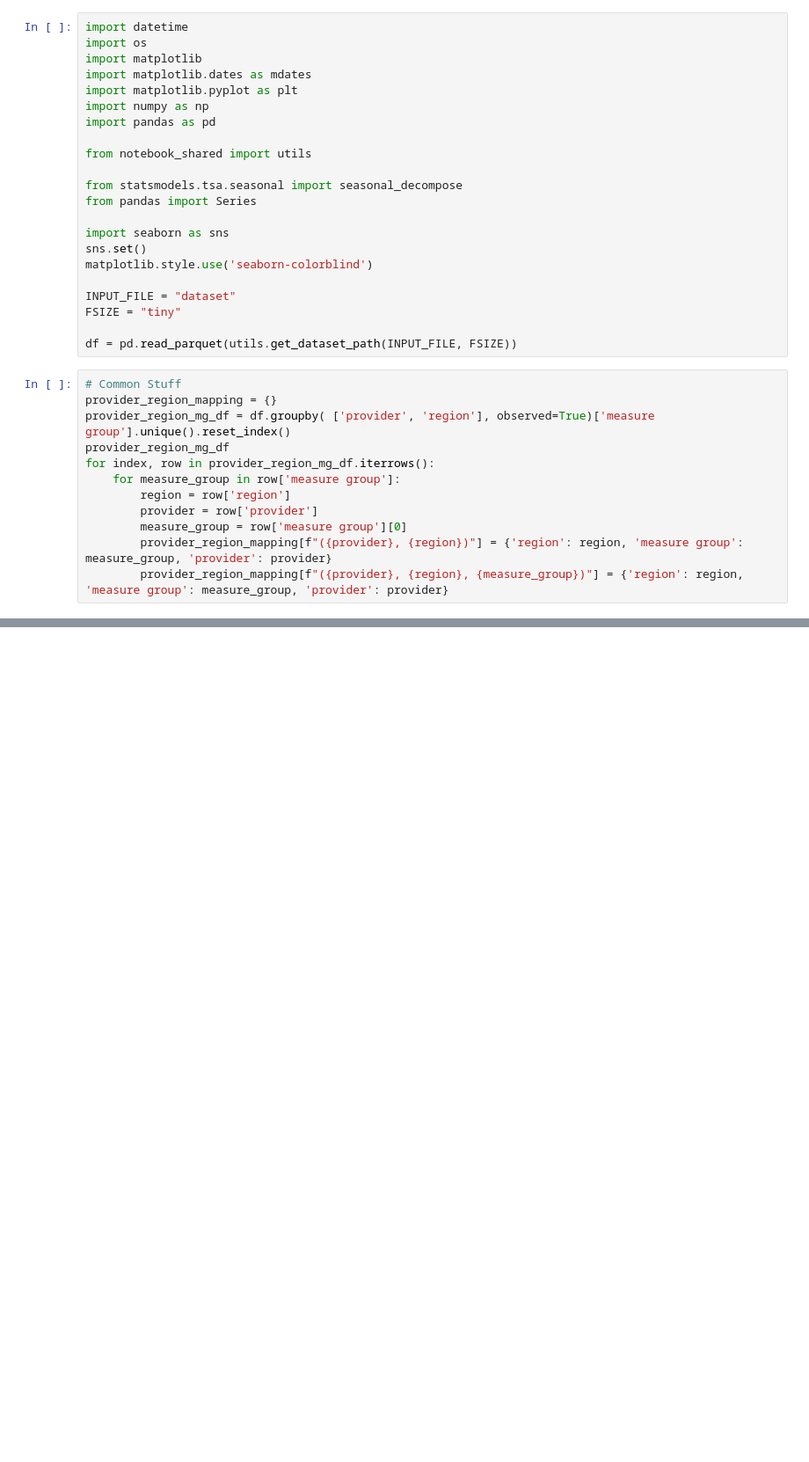
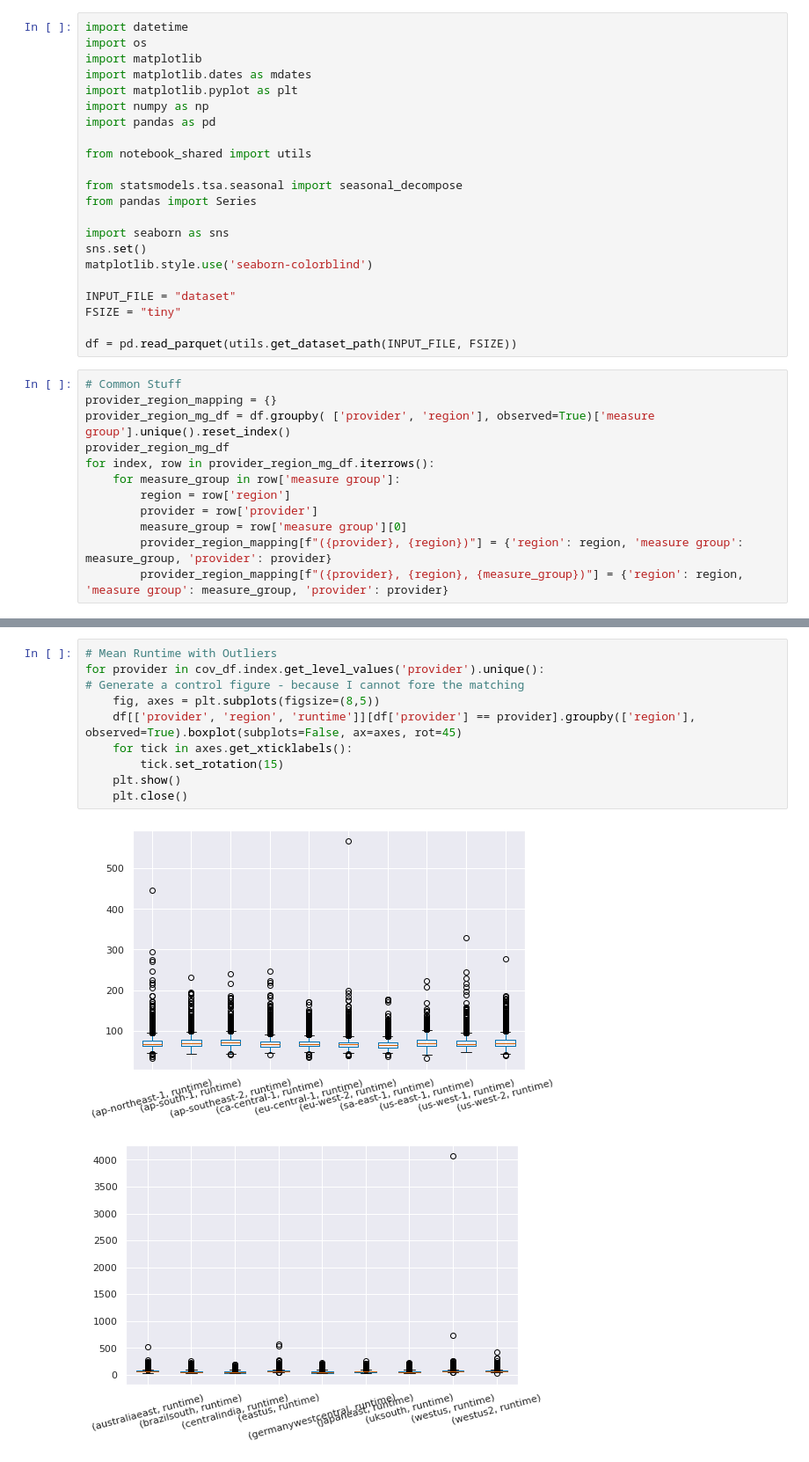
Before and after one commit to l8518/geot-faas, a Jupyter notebook: 020_region_analysis.ipynb, the cells around one changed output, grey strips where cells are left out. Shown at 88% size. Cells and saved outputs as stored; diff of their text form; blank space fills up the shorter version.

```diff
--- a/020_region_analysis.ipynb
+++ b/020_region_analysis.ipynb
@@ -97,0 +129,13 @@ GCP
+# %%
+# Mean Runtime with Outliers
+for provider in cov_df.index.get_level_values('provider').unique():
+# Generate a control figure - because I cannot fore the matching
+    fig, axes = plt.subplots(figsize=(8,5))
+    df[['provider', 'region', 'runtime']][df['provider'] == provider].groupby(['region'], observed=True).boxplot(subplots=False, ax=axes, rot=45)
+    for tick in axes.get_xticklabels():
+        tick.set_rotation(15)
+    plt.show()
+    plt.close()
+# %% [output]
+[figure, added]
+[figure, added]
```
Also changed, not shown: parts of 8 cells of this notebook, 12 other files.
